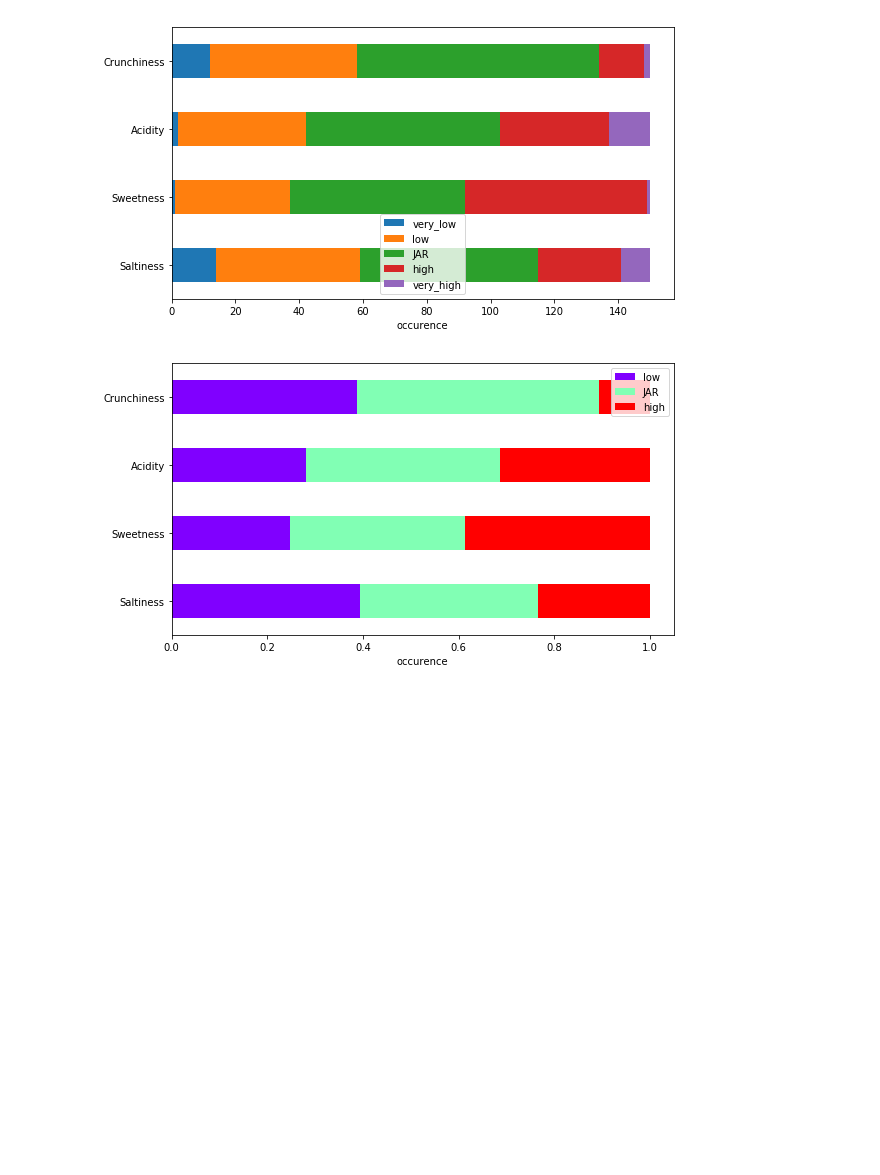
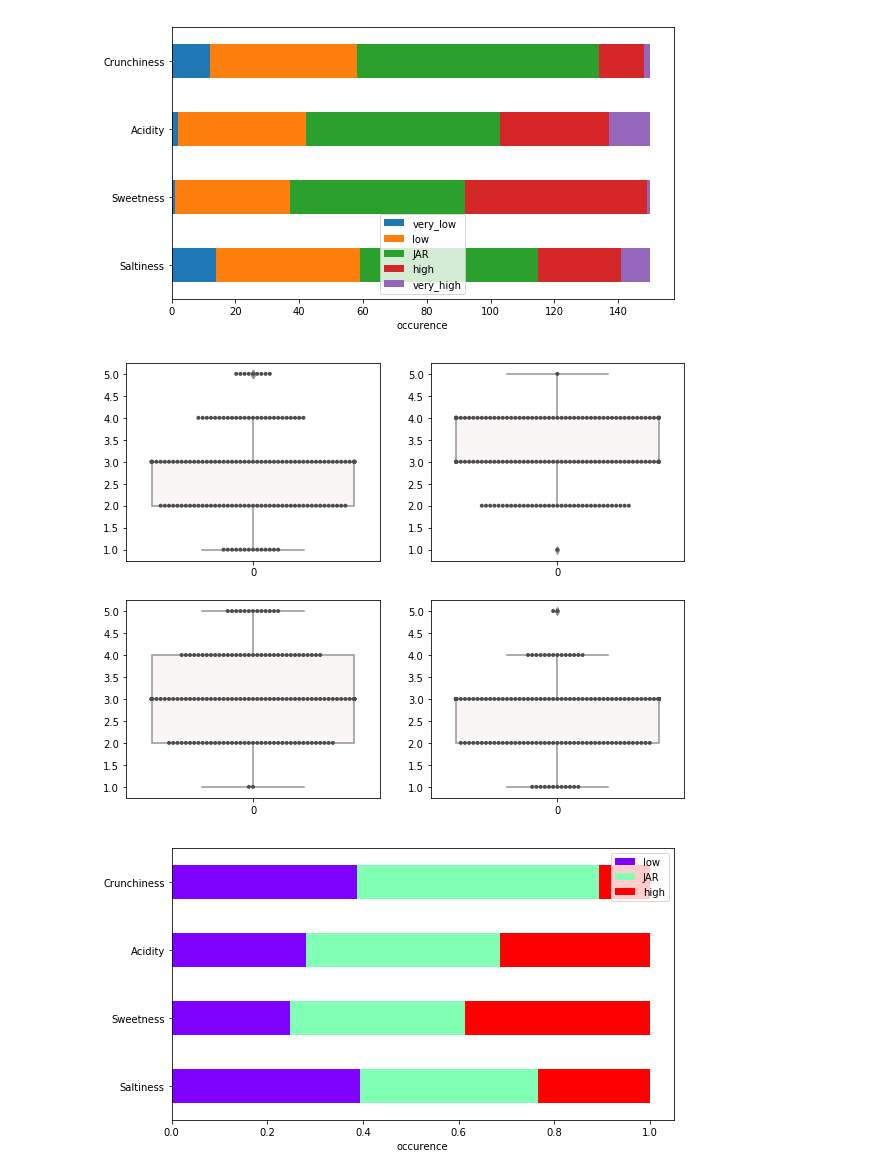
Before and after one commit to aleva85/Projects, a Jupyter notebook: SensoryDataScience_JAR-scales/JAR_analysis.ipynb, the cells around one changed output. Saved outputs shown, nothing was run; the diff lists cells and outputs as text; code cells hidden in the pictures; blank space fills up the shorter version.

Commit message:
adding box plots to JAR scales

```diff
--- a/SensoryDataScience_JAR-scales/JAR_analysis.ipynb
+++ b/SensoryDataScience_JAR-scales/JAR_analysis.ipynb
@@ -91,4 +91,15 @@ ax.set(xlabel="occurence")
 plt.show()
 # %% [output]
 [figure]
+# %%
+import seaborn as sns
+
+fig, axes = plt.subplots(2, 2, figsize=(10,8))
+for ax, attribute in zip(axes.ravel(), list(df5.index)):
+    sns.boxplot(data=df.loc[:,attribute], palette="vlag", ax = ax)
+    sns.swarmplot(data=df.loc[:,attribute], size=4, color=".3", linewidth=0, ax = ax)
+
+plt.show()
+# %% [output]
+[figure, added]
 # %%
```
Also changed, not shown: parts of 1 cell of this notebook.
